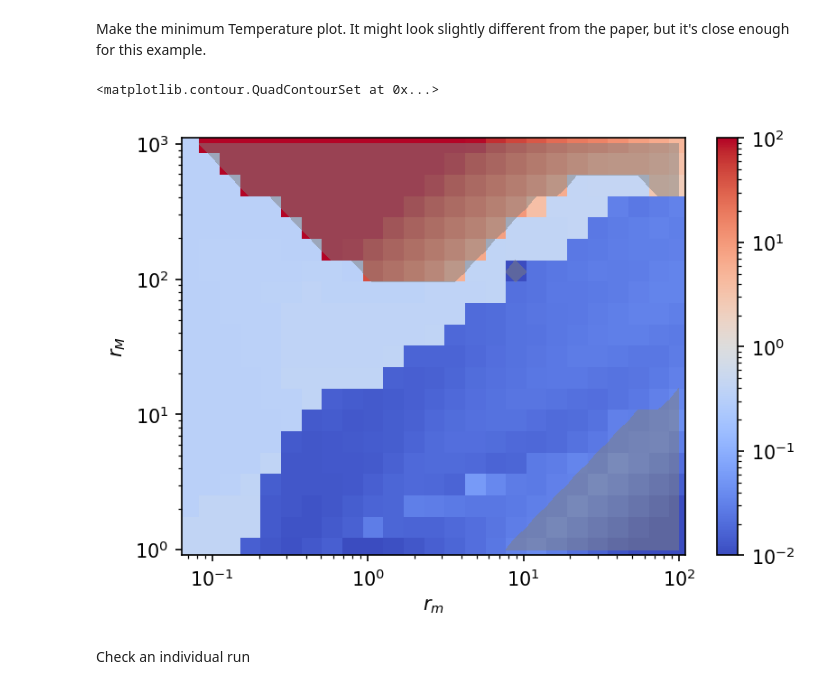
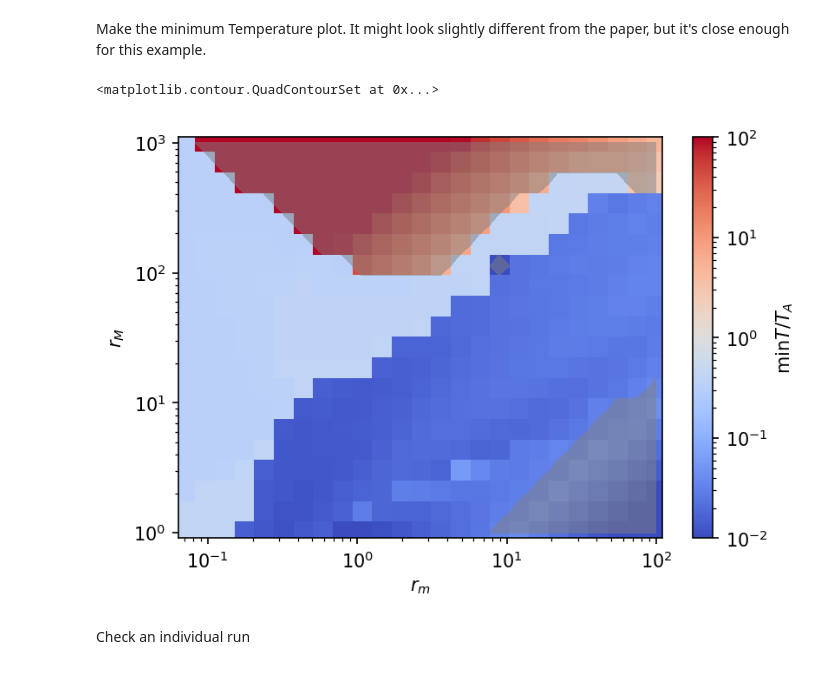
Before and after one commit to mtryan83/dk-tools, a Jupyter notebook: Example.ipynb, the cells around one changed output. Cells and saved outputs as stored; diff of their text form; code cells hidden in the pictures.

Commit message:
Adding colorbar label

```diff
--- a/Example.ipynb
+++ b/Example.ipynb
@@ -185,22 +185,23 @@ Make the minimum Temperature plot. It might look slightly different from the pap
 # %%
 import matplotlib as mpl
 import matplotlib.pyplot as plt
 
 fig, ax = plt.subplots()
 fig.set_size_inches(6,4)
 p = plt.pcolormesh(rmrange,rMrange,grid,cmap=mpl.colormaps['coolwarm'],norm='log')
-plt.colorbar()
+cb = plt.colorbar()
+cb.ax.set_ylabel(r'$\min T/T_{A}$')
 plt.xscale('log')
 plt.yscale('log')
 plt.xlim(rmrange[0]/1.1,rmrange[-1]*1.1)
 plt.ylim(rMrange[0]/1.1,rMrange[-1]*1.1)
 plt.xlabel(r'$r_m$')
 plt.ylabel(r'$r_M$')
 plt.clim(1e-2,1e2)
 plt.contourf(rmrange,rMrange,flag,1,colors=[[0,0,0,0],[0.5,0.5,0.5,0.5]])
 # %% [output]
 <matplotlib.contour.QuadContourSet at 0x...>
-[figure, old version]
+[figure, new version]
 # %% [markdown]
 Check an individual run
 # %%
```
Also changed, not shown: 1 other file.
